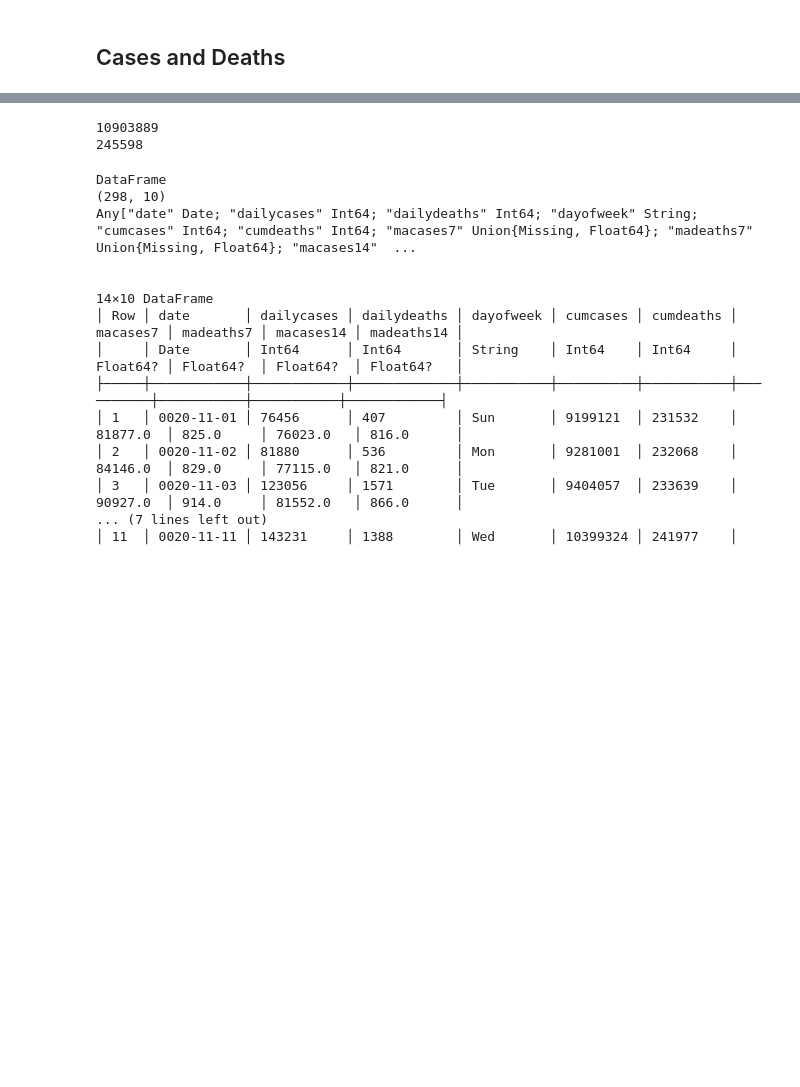
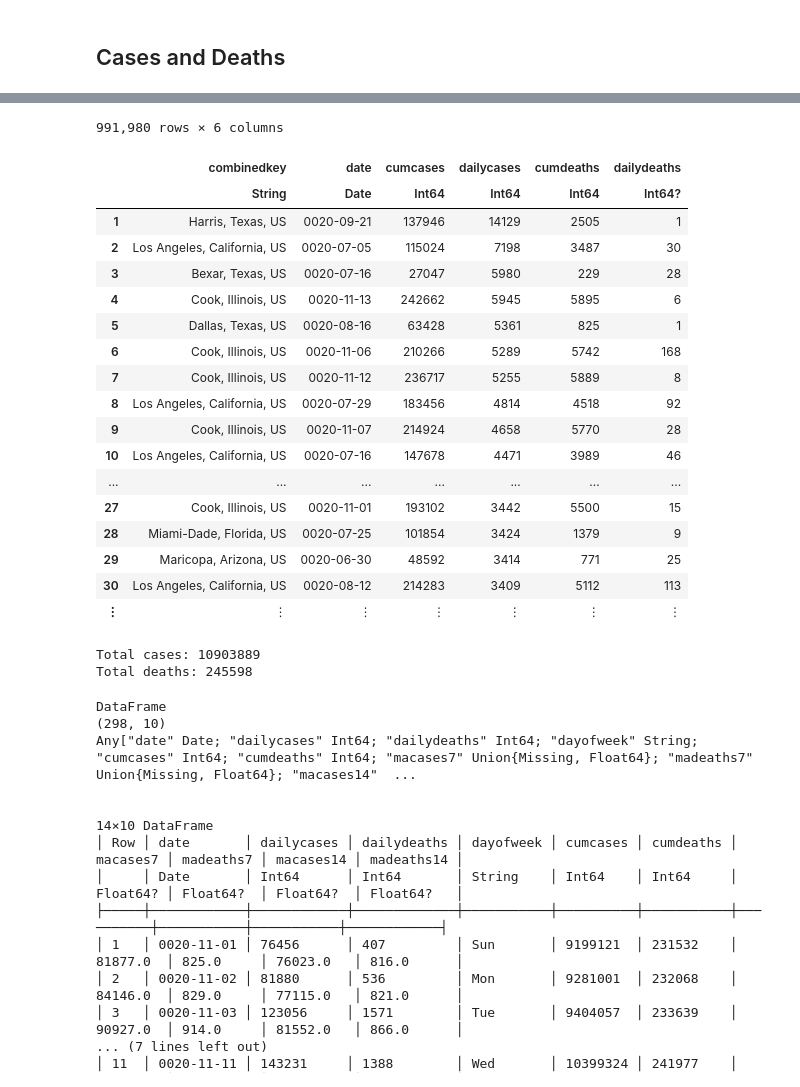
Before and after one commit to jwalsh1-chwy/7ml7w, a Jupyter notebook: julia/Johns Hopkins COVID Data Analysis.ipynb, the cells around one changed output, grey strips where cells are left out. Drawn from its saved outputs; the diff is of its cells as text; code cells hidden in the pictures; blank space fills up the shorter version.

Commit message:
Show areas with most cases per day

```diff
--- a/julia/Johns Hopkins COVID Data Analysis.ipynb
+++ b/julia/Johns Hopkins COVID Data Analysis.ipynb
@@ -309,9 +331,32 @@ Any["uid" Int64; "iso2" String; "iso3" String; "code3" Int64; "fips" Union{Missi
+# %%
+dailycases = dropmissing(covidfinal, :dailycases)
+sort!(dailycases[:,[:combinedkey,:date,:cumcases,:dailycases,:cumdeaths,:dailydeaths]], [:dailycases, :date], rev=true)
+# %% [output]
+991,980 rows × 6 columns
+|  | combinedkey | date | cumcases | dailycases | cumdeaths | dailydeaths |
+|  | String | Date | Int64 | Int64 | Int64 | Int64? |
+| 1 | Harris, Texas, US | 0020-09-21 | 137946 | 14129 | 2505 | 1 |
+| 2 | Los Angeles, California, US | 0020-07-05 | 115024 | 7198 | 3487 | 30 |
+| 3 | Bexar, Texas, US | 0020-07-16 | 27047 | 5980 | 229 | 28 |
+| 4 | Cook, Illinois, US | 0020-11-13 | 242662 | 5945 | 5895 | 6 |
+| 5 | Dallas, Texas, US | 0020-08-16 | 63428 | 5361 | 825 | 1 |
+| 6 | Cook, Illinois, US | 0020-11-06 | 210266 | 5289 | 5742 | 168 |
+| 7 | Cook, Illinois, US | 0020-11-12 | 236717 | 5255 | 5889 | 8 |
+| 8 | Los Angeles, California, US | 0020-07-29 | 183456 | 4814 | 4518 | 92 |
+| 9 | Cook, Illinois, US | 0020-11-07 | 214924 | 4658 | 5770 | 28 |
+| 10 | Los Angeles, California, US | 0020-07-16 | 147678 | 4471 | 3989 | 46 |
+| ... | ... | ... | ... | ... | ... | ... |
+| 27 | Cook, Illinois, US | 0020-11-01 | 193102 | 3442 | 5500 | 15 |
+| 28 | Miami-Dade, Florida, US | 0020-07-25 | 101854 | 3424 | 1379 | 9 |
+| 29 | Maricopa, Arizona, US | 0020-06-30 | 48592 | 3414 | 771 | 25 |
+| 30 | Los Angeles, California, US | 0020-08-12 | 214283 | 3409 | 5112 | 113 |
+| ⋮ | ⋮ | ⋮ | ⋮ | ⋮ | ⋮ | ⋮ |
 # %%
-println(sumna(covidfinal.dailycases))
-print(sumna(covidfinal[:dailydeaths]))
+println("Total cases: ", sumna(covidfinal.dailycases))
+print("Total deaths: ", sumna(covidfinal[:dailydeaths]))
 # %% [output]
-10903889
-245598
+Total cases: 10903889
+Total deaths: 245598
 # %%
 function masm_1(a;window=14)
     a = convert(Array{Float64,1}, a)
```
Also changed, not shown: parts of 23 cells of this notebook.
